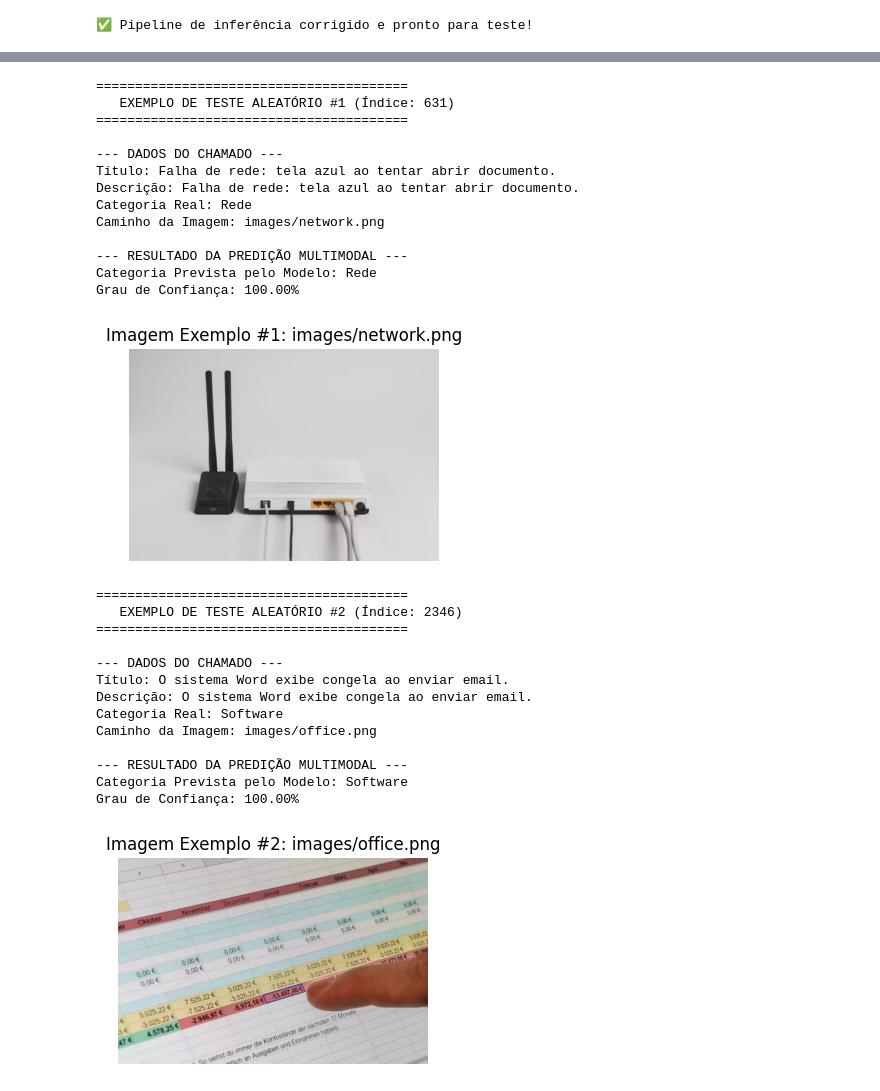
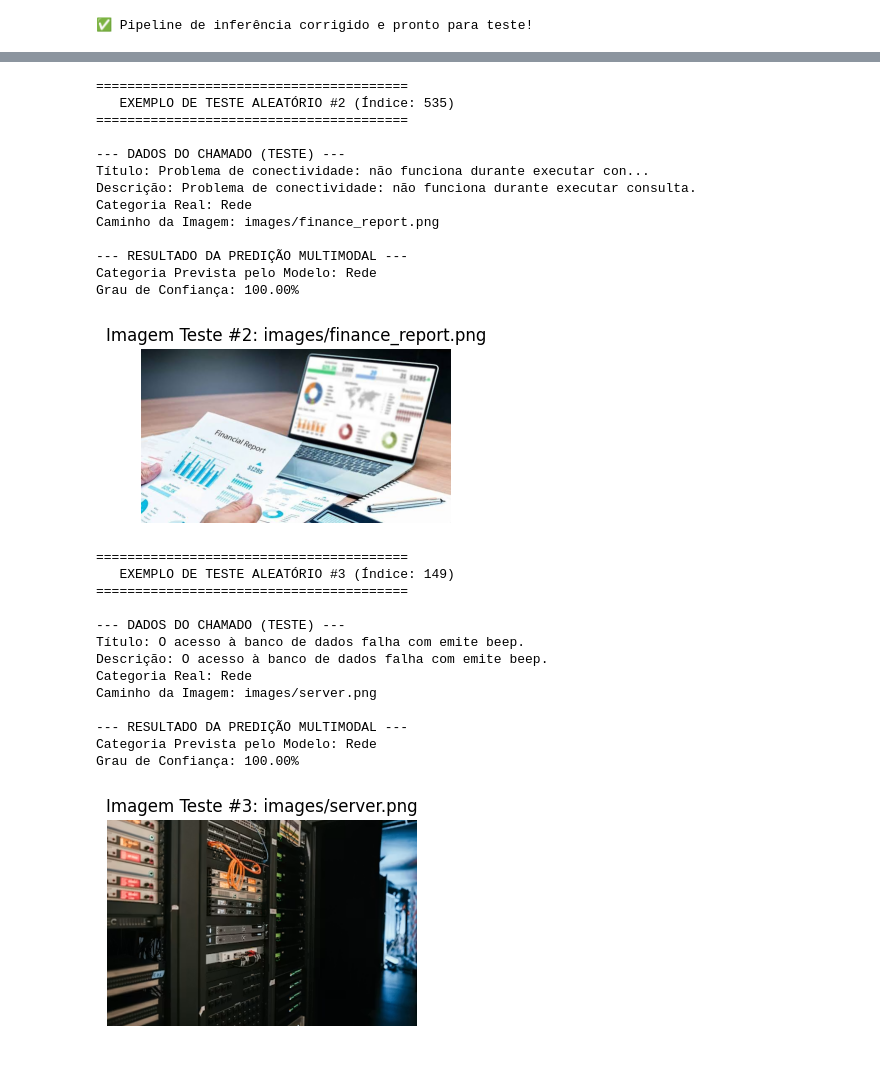
Before and after one commit to RCalvoso/grupo4_projeto_integrador_2, a Jupyter notebook: 07_Pipeline_Final.ipynb, the cells around one changed output, grey strips where cells are left out. Cells and saved outputs as stored; diff of their text form; code cells hidden in the pictures; blank space fills up the shorter version.

```diff
--- a/07_Pipeline_Final.ipynb
+++ b/07_Pipeline_Final.ipynb
@@ -44,3 +44,7 @@ preprocessor = ColumnTransformer([
 preprocessor.fit(X_train_num)
 
 classes = np.unique(train_df['target_category'])
+# %%
+# Carregar o conjunto de dados de teste
+test_clean_df = pd.read_csv(os.path.join(dir_path, 'test_clean.csv'))
+print(f"✅ Conjunto de teste carregado com sucesso! Total de linhas: {len(test_clean_df)}")
@@ -137,8 +143,8 @@ print("✅ Pipeline de inferência corrigido e pronto para teste!")
 ✅ Pipeline de inferência corrigido e pronto para teste!
 # %%
 # Escolher um exemplo aleatório do conjunto de dados para testar
-exemplo_index = 240
-ticket_exemplo = train_df.iloc[exemplo_index].to_dict()
+exemplo_index = 89
+ticket_exemplo = test_clean_df.iloc[exemplo_index].to_dict()
 
 # Exibir dados reais de entrada
 print("--- DADOS DO TICKET DE TESTE ---")
@@ -198,79 +204,74 @@ Probabilidades de cada classe:
   - Rede: 0.00%
   - Software: 0.00%
 # %%
-import random
-import matplotlib.pyplot as plt
-from PIL import Image
-import os
+# Escolher 3 índices aleatórios do conjunto de dados de teste (test_clean_df)
+amostra_teste_indices = random.sample(range(len(test_clean_df)), 3)
 
-# Escolher 3 índices aleatórios do conjunto de dados de treino
-amostra_indices = random.sample(range(len(train_df)), 3)
-
-for i, idx in enumerate(amostra_indices, 1):
-    ticket_random = train_df.iloc[idx].to_dict()
+for i, idx in enumerate(amostra_teste_indices, 2):
+    ticket_teste = test_clean_df.iloc[idx].to_dict()
 
     print(f"\n{'='*40}")
     print(f"   EXEMPLO DE TESTE ALEATÓRIO #{i} (Índice: {idx})")
     print(f"{'='*40}")
 
     # 1. Dados de Entrada
-    print("\n--- DADOS DO CHAMADO ---")
-    print(f"Título: {ticket_random.get('title')}")
-    print(f"Descrição: {ticket_random.get('description')}")
-    print(f"Categoria Real: {ticket_random.get('target_category')}")
-    print(f"Caminho da Imagem: {ticket_random.get('image_path')}")
+    print("\n--- DADOS DO CHAMADO (TESTE) ---")
+    print(f"Título: {ticket_teste.get('title')}")
+    print(f"Descrição: {ticket_teste.get('description')}")
+    print(f"Categoria Real: {ticket_teste.get('target_category')}")
+    print(f"Caminho da Imagem: {ticket_teste.get('image_path')}")
 
     # 2. Executar a Inferência
-    resultado = predict_ticket_category(ticket_random)
+    resultado = predict_ticket_category(ticket_teste)
 
     # 3. Exibir Resultados do Modelo
     print("\n--- RESULTADO DA PREDIÇÃO MULTIMODAL ---")
     print(f"Categoria Prevista pelo Modelo: {resultado['categoria_prevista']}")
     print(f"Grau de Confiança: {resultado['confianca']:.2%}")
 
     # 4. Mostrar a imagem associada
-    img_relative_path = ticket_random.get('image_path', '')
+    img_relative_path = ticket_teste.get('image_path', '')
     img_full_path = os.path.join(dir_path, img_relative_path)
 
     if img_relative_path and os.path.exists(img_full_path):
         try:
             img = Image.open(img_full_path)
             plt.figure(figsize=(4, 4))
             plt.imshow(img)
-            plt.title(f"Imagem Exemplo #{i}: {img_relative_path}")
+            plt.title(f"Imagem Teste #{i}: {img_relative_path}")
             plt.axis('off')
             plt.show()
         except Exception as e:
             print(f"[Erro ao carregar imagem]: {e}")
     else:
         print("[Aviso]: Imagem indisponível ou arquivo não encontrado.")
 # %% [output]
 ========================================
-   EXEMPLO DE TESTE ALEATÓRIO #1 (Índice: 631)
+   EXEMPLO DE TESTE ALEATÓRIO #2 (Índice: 535)
 ========================================
 
---- DADOS DO CHAMADO ---
-Título: Falha de rede: tela azul ao tentar abrir documento.
-Descrição: Falha de rede: tela azul ao tentar abrir documento.
+--- DADOS DO CHAMADO (TESTE) ---
+Título: Problema de conectividade: não funciona durante executar con...
+Descrição: Problema de conectividade: não funciona durante executar consulta.
 Categoria Real: Rede
-Caminho da Imagem: images/network.png
+Caminho da Imagem: images/finance_report.png
 
 --- RESULTADO DA PREDIÇÃO MULTIMODAL ---
 Categoria Prevista pelo Modelo: Rede
 Grau de Confiança: 100.00%
-[figure, old version]
+[figure, new version]
 ========================================
-   EXEMPLO DE TESTE ALEATÓRIO #2 (Índice: 2346)
+   EXEMPLO DE TESTE ALEATÓRIO #3 (Índice: 149)
 ========================================
 
---- DADOS DO CHAMADO ---
-Título: O sistema Word exibe congela ao enviar email.
-Descrição: O sistema Word exibe congela ao enviar email.
-Categoria Real: Software
-Caminho da Imagem: images/office.png
+--- DADOS DO CHAMADO (TESTE) ---
+Título: O acesso à banco de dados falha com emite beep.
+Descrição: O acesso à banco de dados falha com emite beep.
+Categoria Real: Rede
+Caminho da Imagem: images/server.png
 
 --- RESULTADO DA PREDIÇÃO MULTIMODAL ---
-Categoria Prevista pelo Modelo: Software
+Categoria Prevista pelo Modelo: Rede
 Grau de Confiança: 100.00%
-[figure, old version]
+[figure, new version]
 ========================================
```
Also changed, not shown: parts of 3 cells of this notebook.
